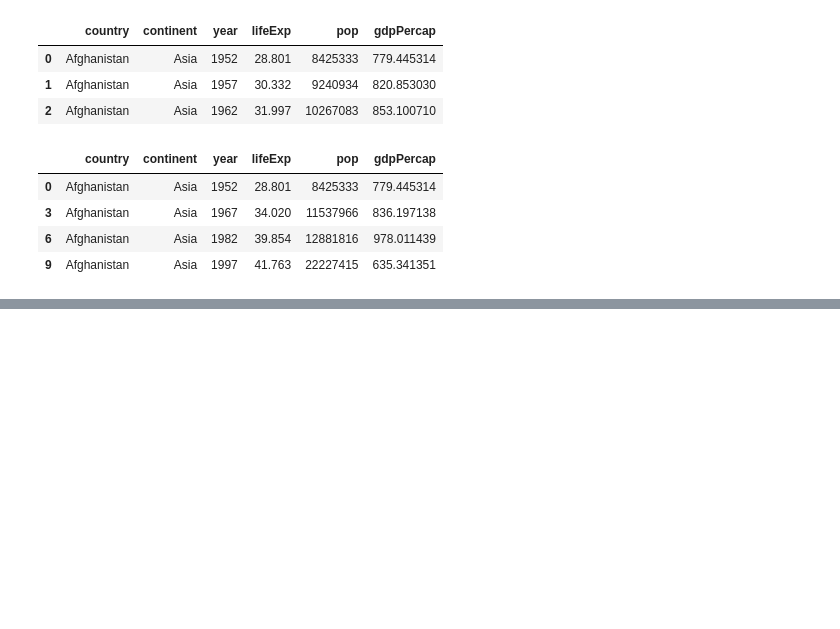
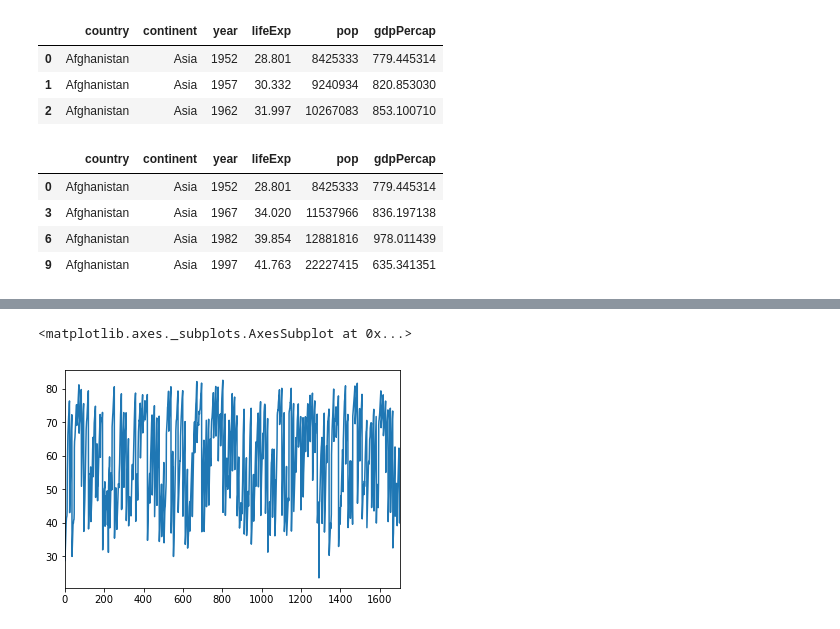
Before and after one commit to chendaniely/2017-10-26-python_crash_course, a Jupyter notebook: class/01-pandas_intro.ipynb, the cells around one changed output, grey strips where cells are left out. Cells and saved outputs as stored; diff of their text form; code cells hidden in the pictures; blank space fills up the shorter version.

```diff
--- a/class/01-pandas_intro.ipynb
+++ b/class/01-pandas_intro.ipynb
@@ -286,0 +497,5 @@ df.loc[0:10:3, :].head()
+# %%
+df.lifeExp.plot()
+# %% [output]
+<matplotlib.axes._subplots.AxesSubplot at 0x...>
+[figure, added]
```
Also changed, not shown: parts of 23 cells of this notebook, 11 other files.
